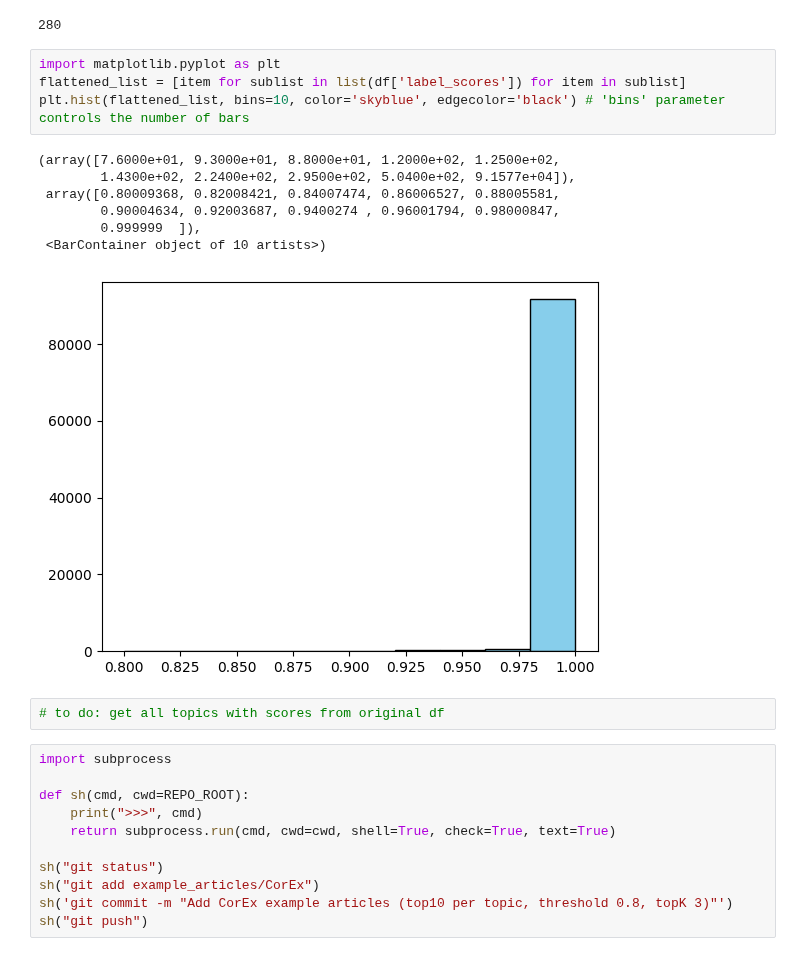
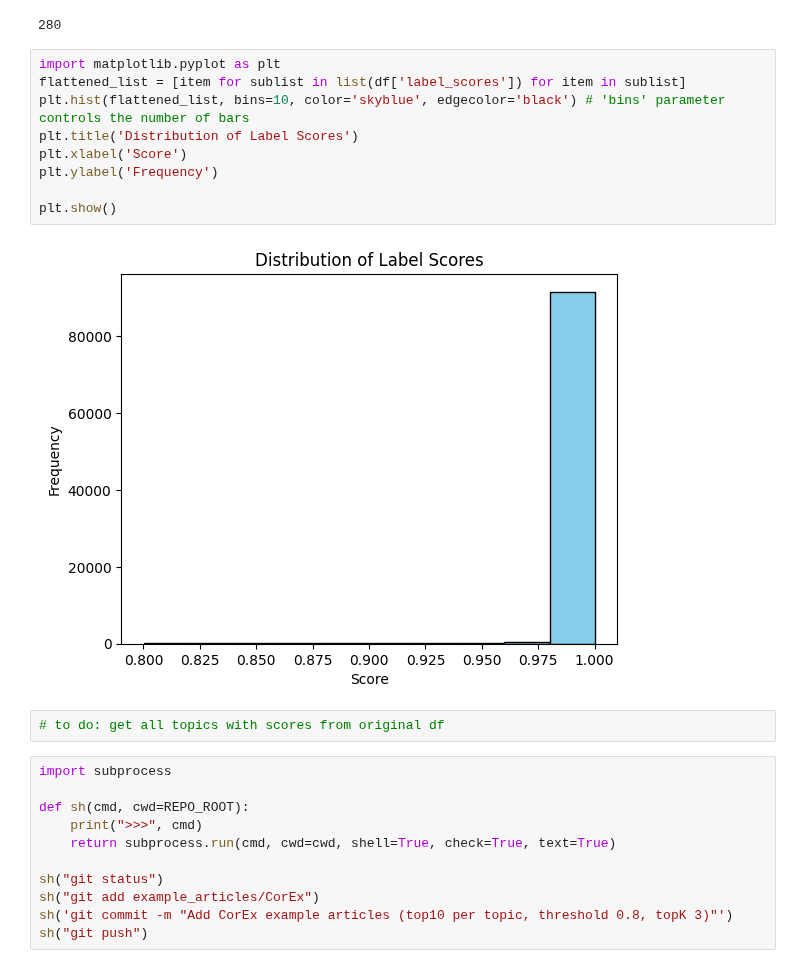
Before and after one commit to laurauguc/working_class_media_analysis, a Jupyter notebook: analysis/2.topic_analaysis/Corex_Guided Topic Modeling.ipynb, the cells around one changed output. Drawn from its saved outputs; the diff is of its cells as text.

Commit message:
added plot labels

```diff
--- a/analysis/2.topic_analaysis/Corex_Guided Topic Modeling.ipynb
+++ b/analysis/2.topic_analaysis/Corex_Guided Topic Modeling.ipynb
@@ -624,20 +624,19 @@ for _, r in top_df.iterrows():
 n_written
 # %% [output]
 280
-# %%
-import matplotlib.pyplot as plt
-flattened_list = [item for sublist in list(df['label_scores']) for item in sublist]
-plt.hist(flattened_list, bins=10, color='skyblue', edgecolor='black') # 'bins' parameter controls the number of bars
-# %% [output]
-(array([7.6000e+01, 9.3000e+01, 8.8000e+01, 1.2000e+02, 1.2500e+02,
-        1.4300e+02, 2.2400e+02, 2.9500e+02, 5.0400e+02, 9.1577e+04]),
- array([0.80009368, 0.82008421, 0.84007474, 0.86006527, 0.88005581,
-        0.90004634, 0.92003687, 0.9400274 , 0.96001794, 0.98000847,
-        0.999999  ]),
- <BarContainer object of 10 artists>)
-[figure, removed]
-# %%
-# to do: get all topics with scores from original df
+# %%
+import matplotlib.pyplot as plt
+flattened_list = [item for sublist in list(df['label_scores']) for item in sublist]
+plt.hist(flattened_list, bins=10, color='skyblue', edgecolor='black') # 'bins' parameter controls the number of bars
+plt.title('Distribution of Label Scores')
+plt.xlabel('Score')
+plt.ylabel('Frequency')
+
+plt.show()
+# %% [output]
+[figure, added]
+# %%
+# to do: get all topics with scores from original df
 # %%
 import subprocess
 
```
Also changed, not shown: parts of 4 cells of this notebook.
